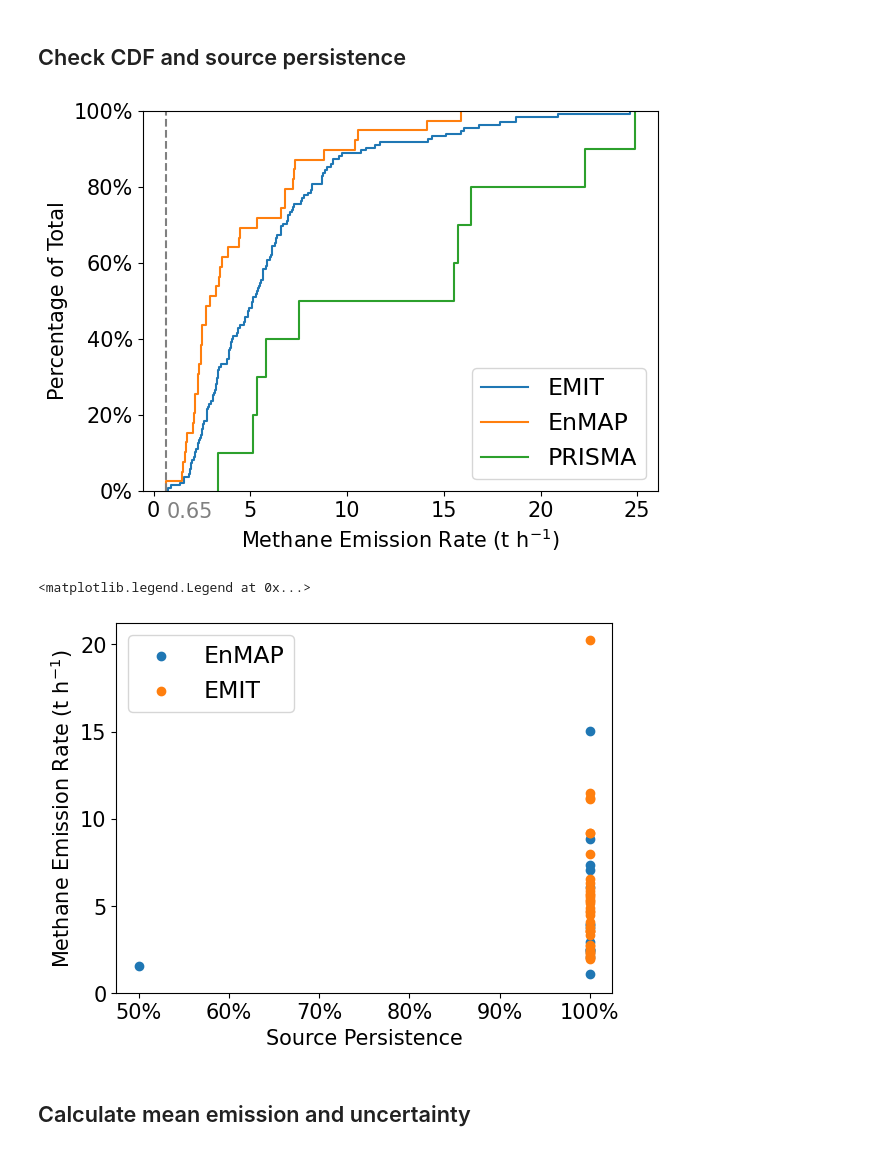
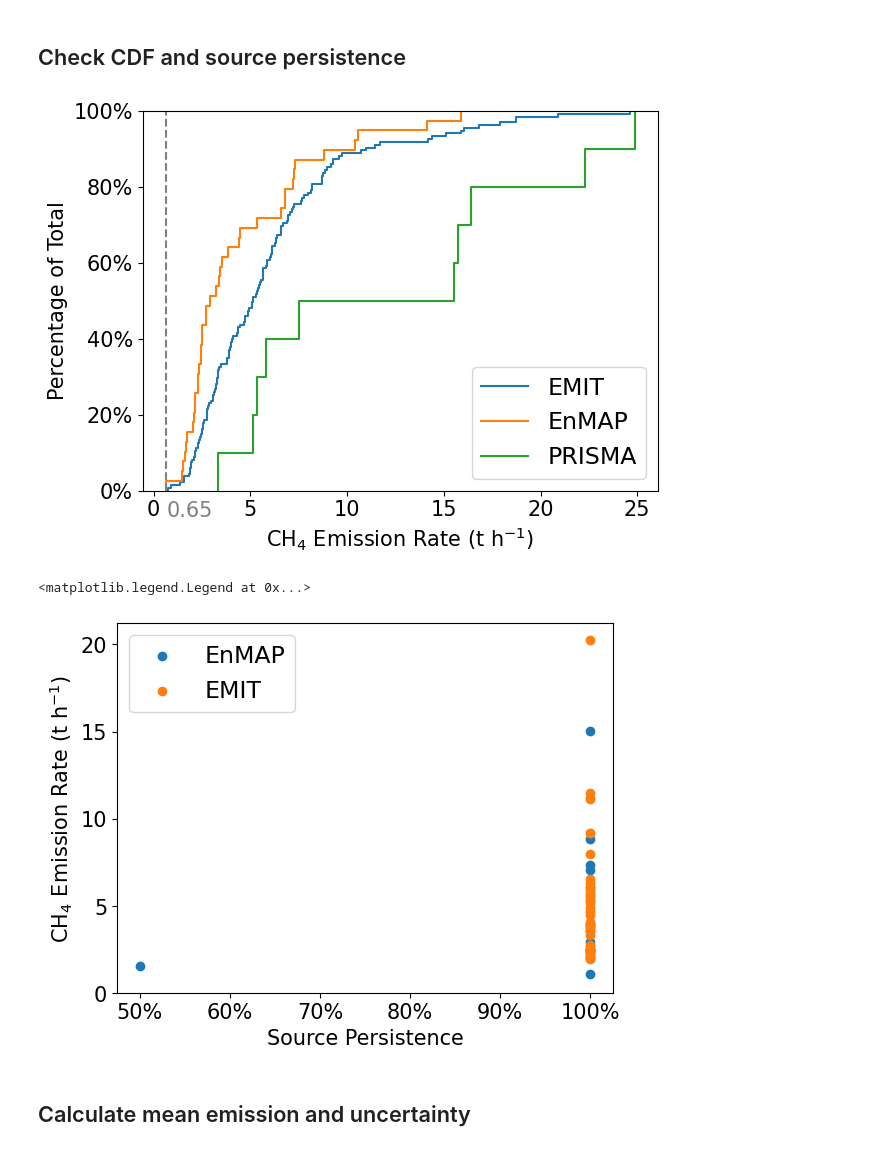
Before and after one commit to zxdawn/Hyper-Landfill, a Jupyter notebook: notebooks/emission_summary.ipynb, the cells around one changed output. Saved outputs shown, nothing was run; the diff lists cells and outputs as text; code cells hidden in the pictures.

```diff
--- a/notebooks/emission_summary.ipynb
+++ b/notebooks/emission_summary.ipynb
@@ -86,7 +86,7 @@ axs.ecdf(df_hyper[df_hyper['platform']=='EMIT']['emission'], label='EMIT')
 axs.ecdf(df_hyper[df_hyper['platform']=='EnMAP']['emission'], label='EnMAP')
 axs.ecdf(df_hyper[df_hyper['platform']=='PRISMA']['emission'], label='PRISMA')
 
-axs.set_xlabel('Methane Emission Rate (t h$^{-1}$)')
+axs.set_xlabel('CH$_4$ Emission Rate (t h$^{-1}$)')
 axs.set_ylabel('Percentage of Total')
 axs.yaxis.set_major_formatter(FuncFormatter(lambda y, _: '{:.0%}'.format(y)))
 
@@ -97,20 +97,20 @@ plt.legend()
 fig.tight_layout()
 fig.savefig('../figures/emission_cdf.pdf')
 # %% [output]
-[figure, old version]
+[figure, new version]
 # %%
 fig, axs = plt.subplots()
 plt.scatter(df_emiss[df_emiss['platform']=='EnMAP']['ratio'], df_emiss[df_emiss['platform']=='EnMAP']['emission'], label='EnMAP')
 plt.scatter(df_emiss[df_emiss['platform']=='EMIT']['ratio'], df_emiss[df_emiss['platform']=='EMIT']['emission'], label='EMIT')
 plt.xlabel('Source Persistence')
 axs.xaxis.set_major_formatter(FuncFormatter(lambda x, _: '{:.0%}'.format(x)))
-plt.ylabel('Methane Emission Rate (t h$^{-1}$)')
+plt.ylabel('CH$_4$ Emission Rate (t h$^{-1}$)')
 plt.ylim(ymin=0)
 
 plt.legend()
 # %% [output]
 <matplotlib.legend.Legend at 0x...>
-[figure, old version]
+[figure, new version]
 # %% [markdown]
 ## Calculate mean emission and uncertainty
 # %%
```
